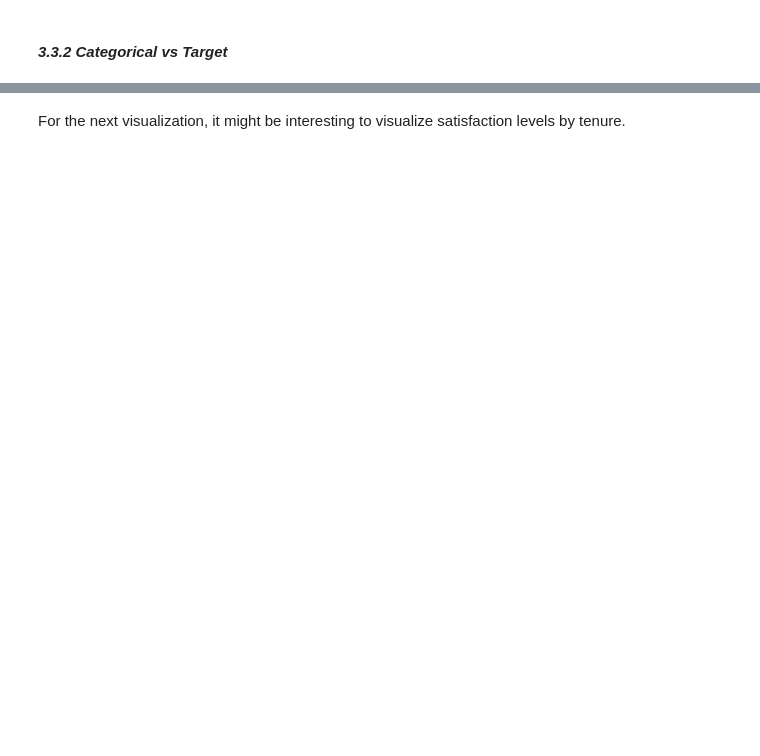
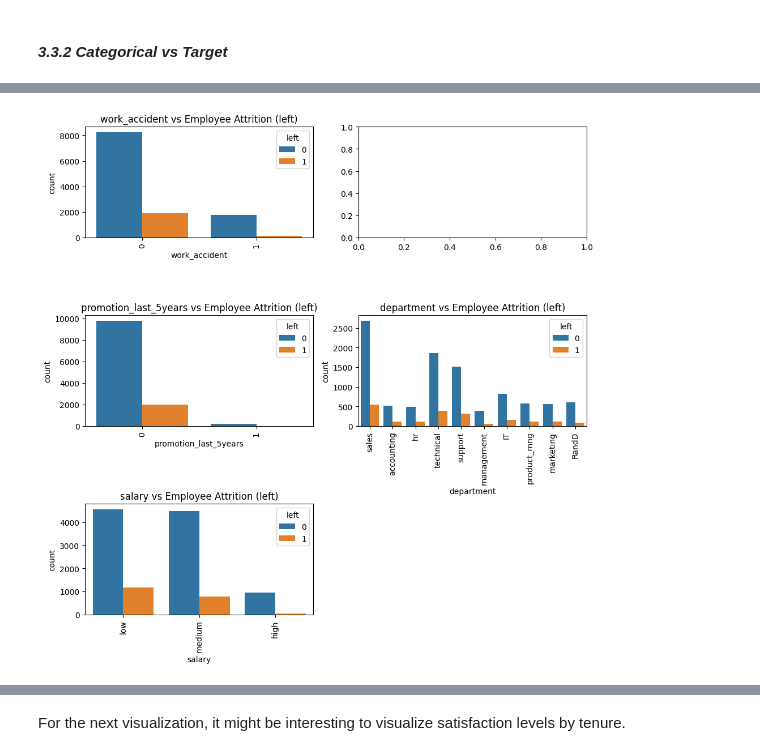
Before and after one commit to rixwan-khan/Providing-data-driven-suggestions-for-HR, a Jupyter notebook: data-driven decision for HR.ipynb, the cells around one changed output, grey strips where cells are left out. Cells and saved outputs as stored; diff of their text form; code cells hidden in the pictures; blank space fills up the shorter version.

```diff
--- a/data-driven decision for HR.ipynb
+++ b/data-driven decision for HR.ipynb
@@ -382,9 +431,2 @@ plt.show();
 # %% [markdown]
 #### ***3.3.2 Categorical vs Target***
-# %%
-for col in categorical_cols:
-  if col != 'left':
-    plt.figure(figsize=(6,4))
-    sns.countplot(x=col, hue='left', data=df1)
-    plt.title(f'{col} vs Employee Attrition (left)')
-    plt.show();
@@ -395,0 +433,22 @@ for col in categorical_cols:
+# %%
+plt.figure(figsize=(10,10))
+
+# looping through categorical columns with index starting at 1
+for i, col in enumerate(categorical_cols,1):
+  plt.subplot(3,2,i)
+  if col != 'left':  # Skip the columns 'left' to avoid plot it against itself
+
+    # count plot for categorical columns spliting on column 'left'
+    sns.countplot(
+        x=col,      # columns on x-axis
+        hue='left', # seperating bar on column 'left'
+        data=df1    # DataFrame containing data
+        )
+
+    plt.title(f'{col} vs Employee Attrition (left)')
+    plt.xticks(rotation=90)
+
+plt.tight_layout()
+plt.show();
+# %% [output]
+[figure, added]
```
Also changed, not shown: parts of 66 cells of this notebook.
